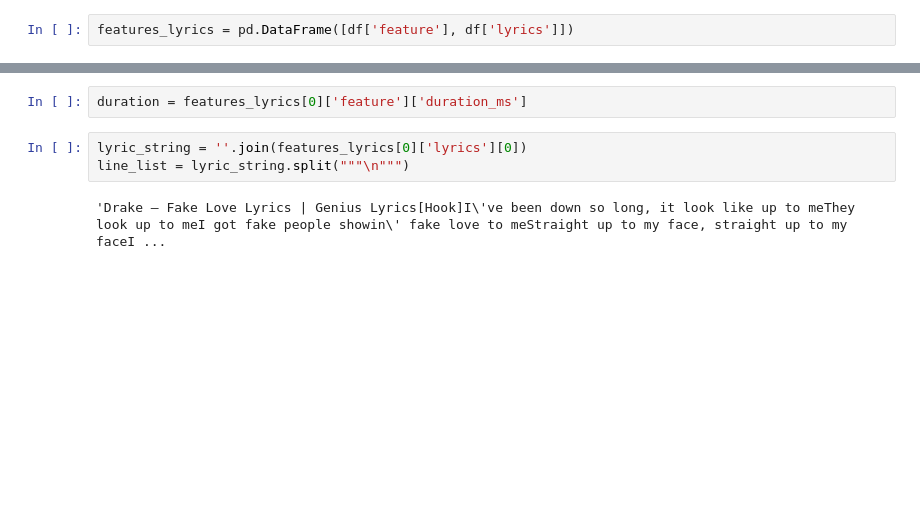
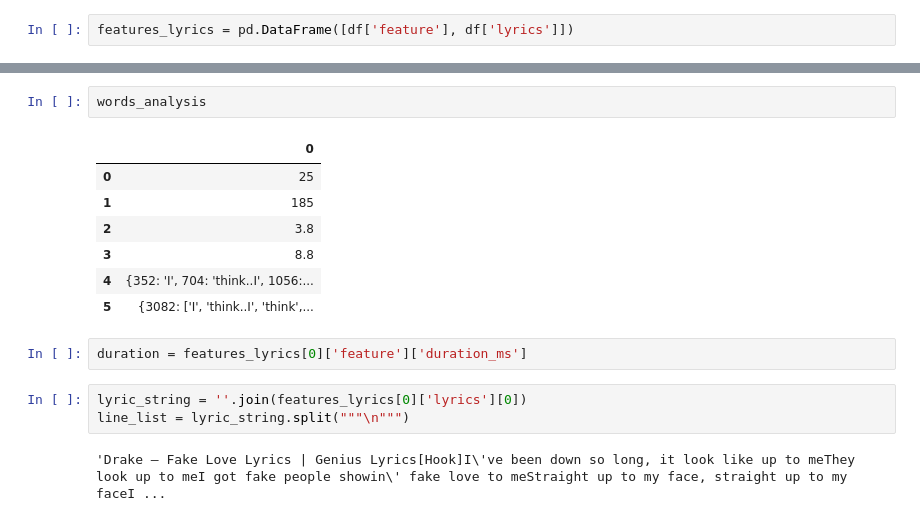
Before and after one commit to majickdave/musicmind_collector, a Jupyter notebook: musicmind.ipynb, the cells around one changed output, grey strips where cells are left out. Saved outputs shown, nothing was run; the diff lists cells and outputs as text; blank space fills up the shorter version.

Commit message:
added word groups

```diff
--- a/musicmind.ipynb
+++ b/musicmind.ipynb
@@ -92,3 +160,13 @@ features_lyrics = pd.DataFrame([df['feature'], df['lyrics']])
+# %%
+words_analysis
+# %% [output]
+|  | 0 |
+| 0 | 25 |
+| 1 | 185 |
+| 2 | 3.8 |
+| 3 | 8.8 |
+| 4 | {352: 'I', 704: 'think..I', 1056:... |
+| 5 | {3082: ['I', 'think..I', 'think',... |
 # %%
 duration = features_lyrics[0]['feature']['duration_ms']
 # %%
```
Also changed, not shown: parts of 6 cells of this notebook.
